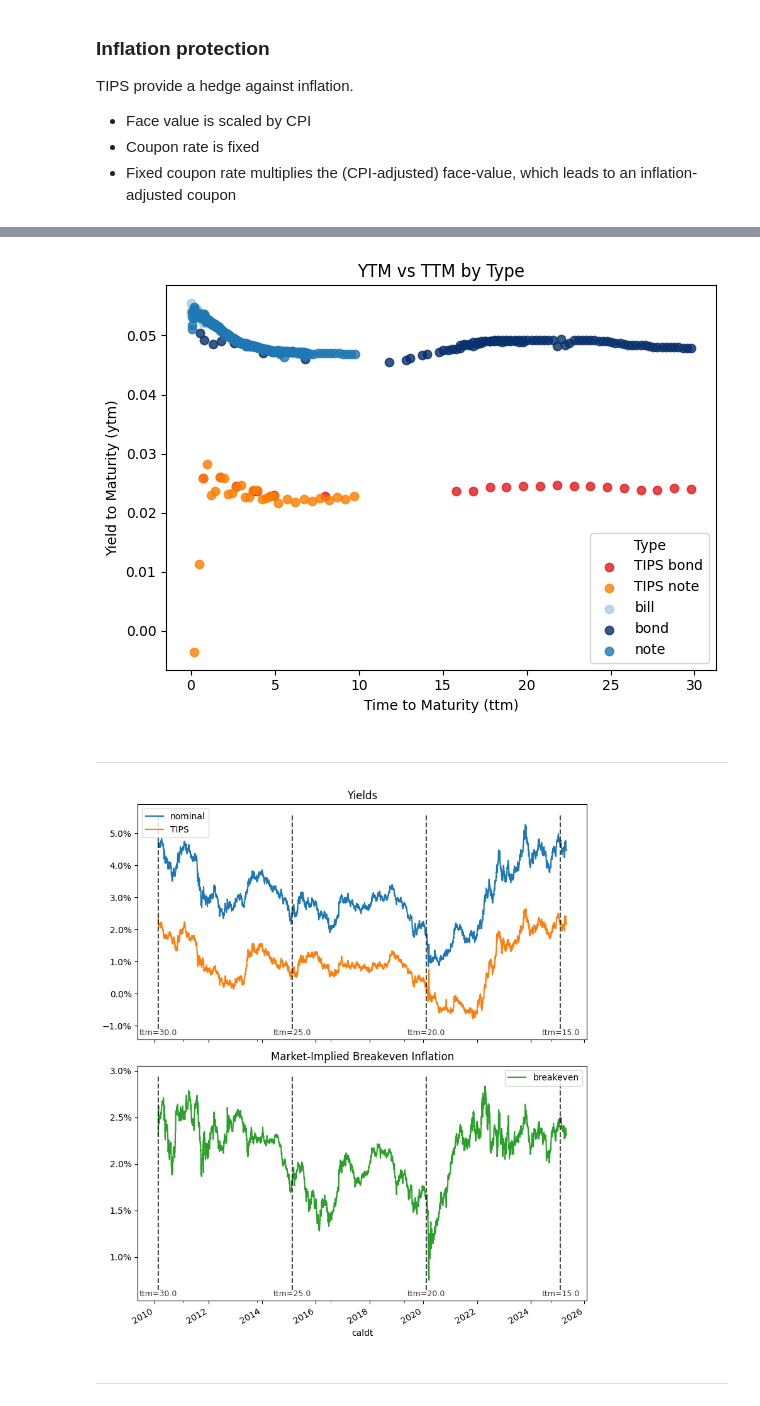
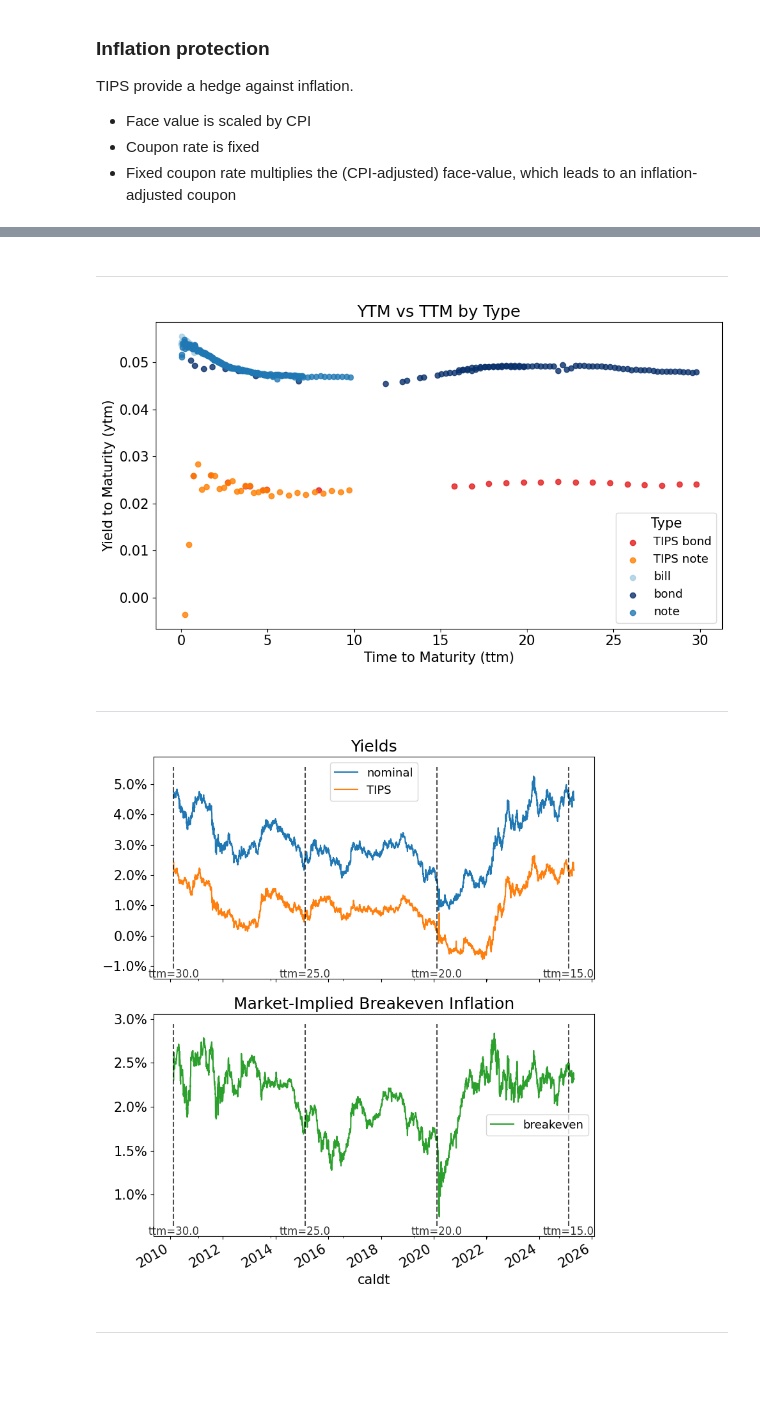
Before and after one commit to dakshox/drw-prework-2025, a Jupyter notebook: discussions/M.2. TIPS.ipynb, the cells around one changed output, grey strips where cells are left out. Cells and saved outputs as stored; diff of their text form; code cells hidden in the pictures; blank space fills up the shorter version.

Commit message:
additional TIPS charts

```diff
--- a/discussions/M.2. TIPS.ipynb
+++ b/discussions/M.2. TIPS.ipynb
@@ -28,0 +27,8 @@ import pandas as pd
+# %%
+import pandas as pd
+
+import matplotlib.pyplot as plt
+%matplotlib inline
+plt.rcParams['figure.figsize'] = (10,6)
+plt.rcParams['font.size'] = 15
+plt.rcParams['legend.fontsize'] = 13
@@ -29,3 +56,5 @@ import pandas as pd
+# %% [markdown]
+***
 # %%
 QUOTE_DATE = '2024-04-30'
 
@@ -50,7 +79,7 @@ ax = scatter_by_type(
     alpha=0.8,
 )
 # %% [output]
-[figure, old version]
+[figure, new version]
 # %% [markdown]
 ***
 # %%
@@ -94,36 +123,36 @@ for m in multiples:
     mask = np.isclose(ttm.values, m, atol=tol)
     if not mask.any():
         continue
     loc = ttm.index[mask][0]
     ax1.vlines(loc, ymin1, ymax1, colors='black', linestyles='--', alpha=0.7)
     ax1.text(loc, ymin1, f"ttm={m}", rotation=0,
-             va='top', ha='center', fontsize=9, alpha=0.8)
+             va='top', ha='center', fontsize=12, alpha=0.8)
 
 ax1.legend()
 ax1.set_title("Yields")
 ax1.yaxis.set_major_formatter(PercentFormatter(xmax=1, decimals=1))
 
 # ─── Bottom panel: the breakeven ───
 breakeven = df_plot.iloc[:, 0] - df_plot.iloc[:, 1]
 breakeven.plot(ax=ax2, label='breakeven', color='tab:green')  # new color here
 ymin2, ymax2 = ax2.get_ylim()
 for m in multiples:
     mask = np.isclose(ttm.values, m, atol=tol)
     if not mask.any():
         continue
     loc = ttm.index[mask][0]
     ax2.vlines(loc, ymin2, ymax2, colors='black', linestyles='--', alpha=0.7)
     ax2.text(loc, ymin2, f"ttm={m}", rotation=0,
-             va='top', ha='center', fontsize=9, alpha=0.8)
+             va='top', ha='center', fontsize=12, alpha=0.8)
 
 ax2.legend()
 ax2.set_title("Market-Implied Breakeven Inflation")
 ax2.yaxis.set_major_formatter(PercentFormatter(xmax=1, decimals=1))
 
 plt.tight_layout()
 plt.show()
 # %% [output]
-[figure, old version]
+[figure, new version]
 # %% [markdown]
 ***
 # %% [markdown]
```
Also changed, not shown: parts of 10 cells of this notebook, 2 other files.
